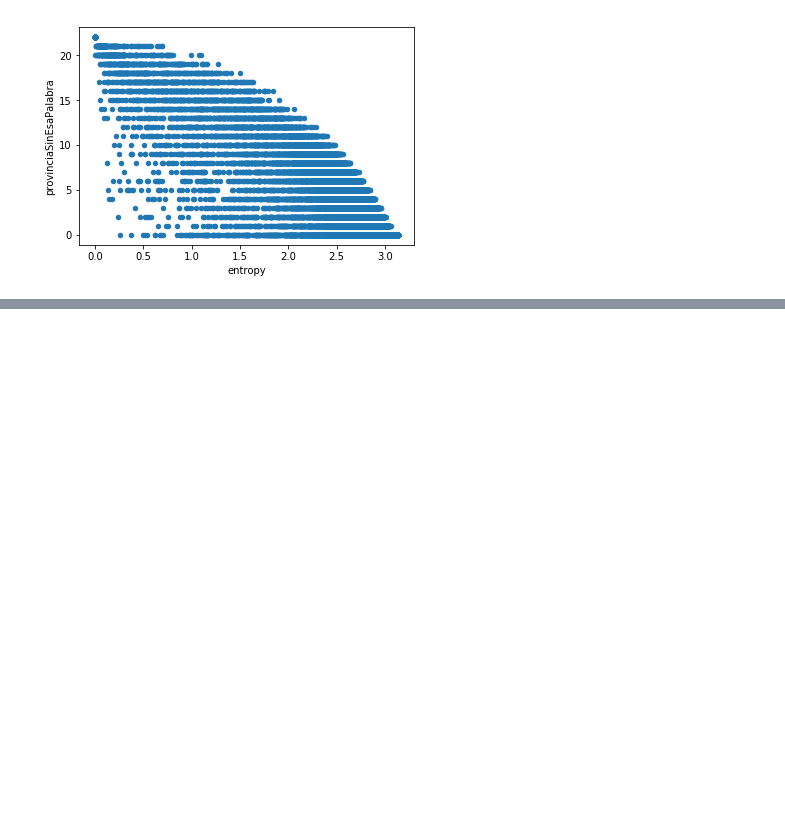
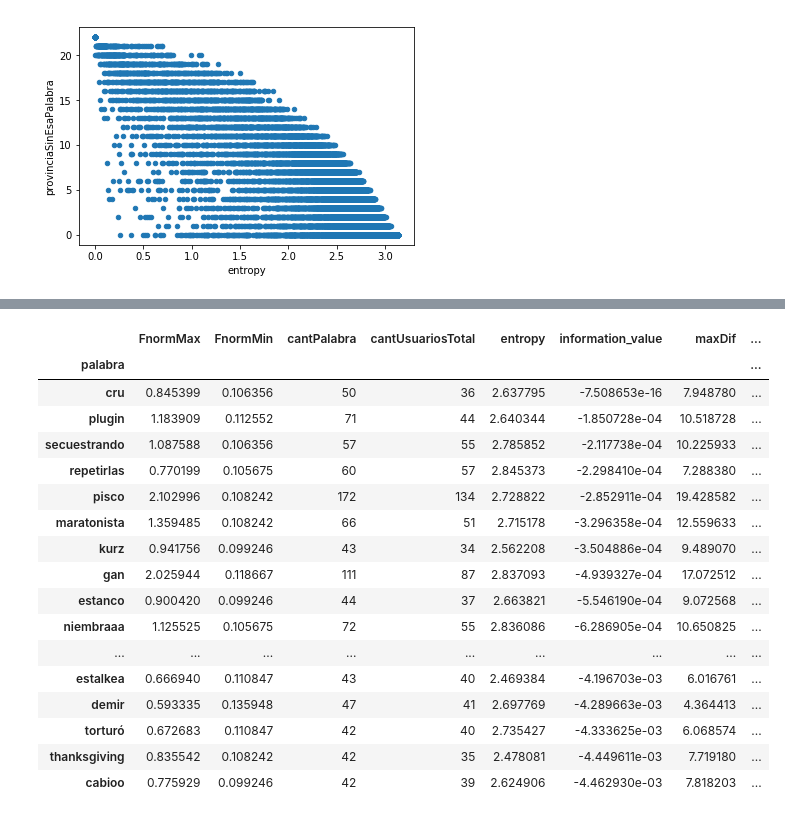
Before and after one commit to daleman/tesis, a Jupyter notebook: notebooks/InformationValue.ipynb, the cells around one changed output, grey strips where cells are left out. Saved outputs shown, nothing was run; the diff lists cells and outputs as text; code cells hidden in the pictures; blank space fills up the shorter version.

```diff
--- a/notebooks/InformationValue.ipynb
+++ b/notebooks/InformationValue.ipynb
@@ -70,0 +71,21 @@ df.information_value.hist()
+# %%
+resumed[df.information_value < 0].iloc[:100]
+# %% [output]
+|  | FnormMax | FnormMin | cantPalabra | cantUsuariosTotal | entropy | information_value | maxDif | ... |
+| palabra |  |  |  |  |  |  |  | ... |
+| cru | 0.845399 | 0.106356 | 50 | 36 | 2.637795 | -7.508653e-16 | 7.948780 | ... |
+| plugin | 1.183909 | 0.112552 | 71 | 44 | 2.640344 | -1.850728e-04 | 10.518728 | ... |
+| secuestrando | 1.087588 | 0.106356 | 57 | 55 | 2.785852 | -2.117738e-04 | 10.225933 | ... |
+| repetirlas | 0.770199 | 0.105675 | 60 | 57 | 2.845373 | -2.298410e-04 | 7.288380 | ... |
+| pisco | 2.102996 | 0.108242 | 172 | 134 | 2.728822 | -2.852911e-04 | 19.428582 | ... |
+| maratonista | 1.359485 | 0.108242 | 66 | 51 | 2.715178 | -3.296358e-04 | 12.559633 | ... |
+| kurz | 0.941756 | 0.099246 | 43 | 34 | 2.562208 | -3.504886e-04 | 9.489070 | ... |
+| gan | 2.025944 | 0.118667 | 111 | 87 | 2.837093 | -4.939327e-04 | 17.072512 | ... |
+| estanco | 0.900420 | 0.099246 | 44 | 37 | 2.663821 | -5.546190e-04 | 9.072568 | ... |
+| niembraaa | 1.125525 | 0.105675 | 72 | 55 | 2.836086 | -6.286905e-04 | 10.650825 | ... |
+| ... | ... | ... | ... | ... | ... | ... | ... | ... |
+| estalkea | 0.666940 | 0.110847 | 43 | 40 | 2.469384 | -4.196703e-03 | 6.016761 | ... |
+| demir | 0.593335 | 0.135948 | 47 | 41 | 2.697769 | -4.289663e-03 | 4.364413 | ... |
+| torturó | 0.672683 | 0.110847 | 42 | 40 | 2.735427 | -4.333625e-03 | 6.068574 | ... |
+| thanksgiving | 0.835542 | 0.108242 | 42 | 35 | 2.478081 | -4.449611e-03 | 7.719180 | ... |
+| cabioo | 0.775929 | 0.099246 | 42 | 39 | 2.624906 | -4.462930e-03 | 7.818203 | ... |
```
Also changed, not shown: parts of 8 cells of this notebook.
